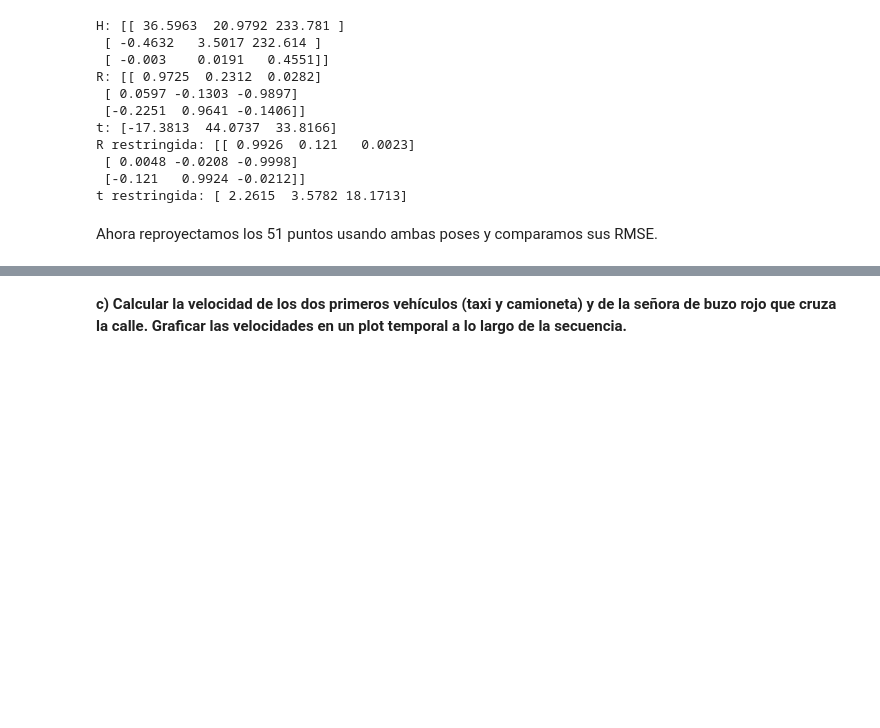
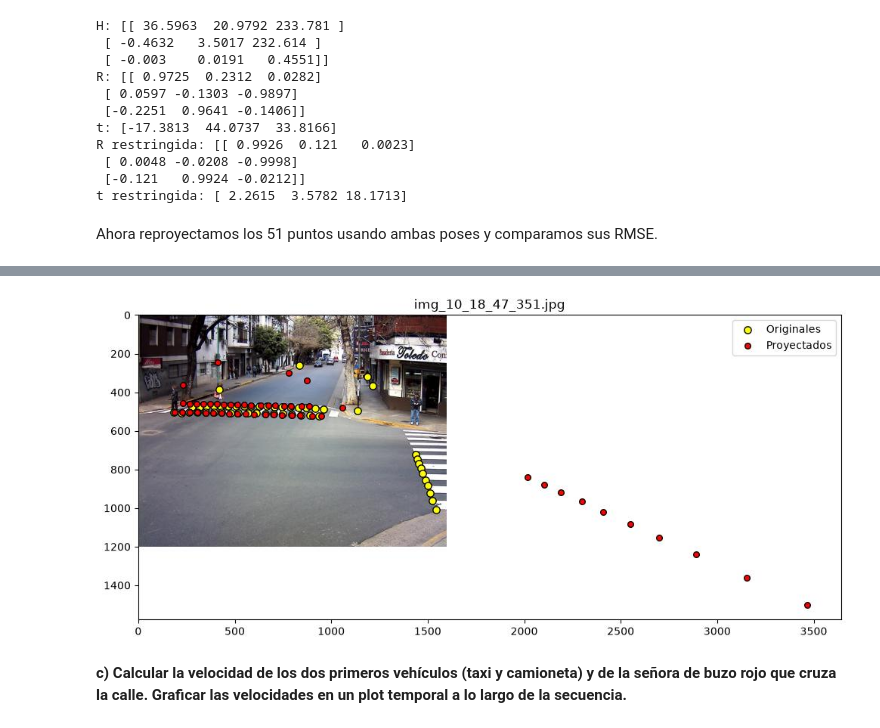
Before and after one commit to Nicofpelayo/alc-tp-2026, a Jupyter notebook: grupo_choripan_TP.ipynb, the cells around one changed output, grey strips where cells are left out. Drawn from its saved outputs; the diff is of its cells as text; code cells hidden in the pictures; blank space fills up the shorter version.

```diff
--- a/grupo_choripan_TP.ipynb
+++ b/grupo_choripan_TP.ipynb
@@ -1455,3 +1472,8 @@ RMSE con restricciones: 542.998 píxeles
+# %%
+mostrar_puntos(leer_imagen(os.path.join(DIR_SALGUERO, 'img_10_18_47_351.jpg')), puntos_2d_5b,
+               None, proyectados_rest_5b, 'img_10_18_47_351.jpg')
+# %% [output]
+[figure, added]
 # %% [markdown]
 **c) Calcular la velocidad de los dos primeros vehículos (taxi y camioneta) y de la señora de buzo rojo que cruza la calle. Graficar las velocidades en un plot temporal a lo largo de la secuencia.**
 # %%
```
Also changed, not shown: parts of 15 cells of this notebook.
